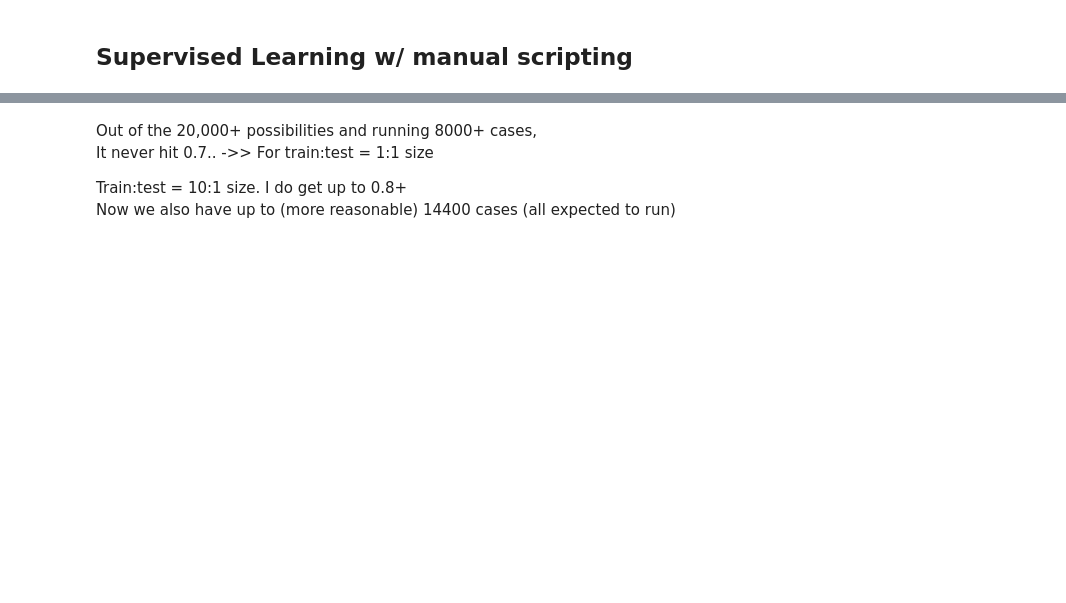
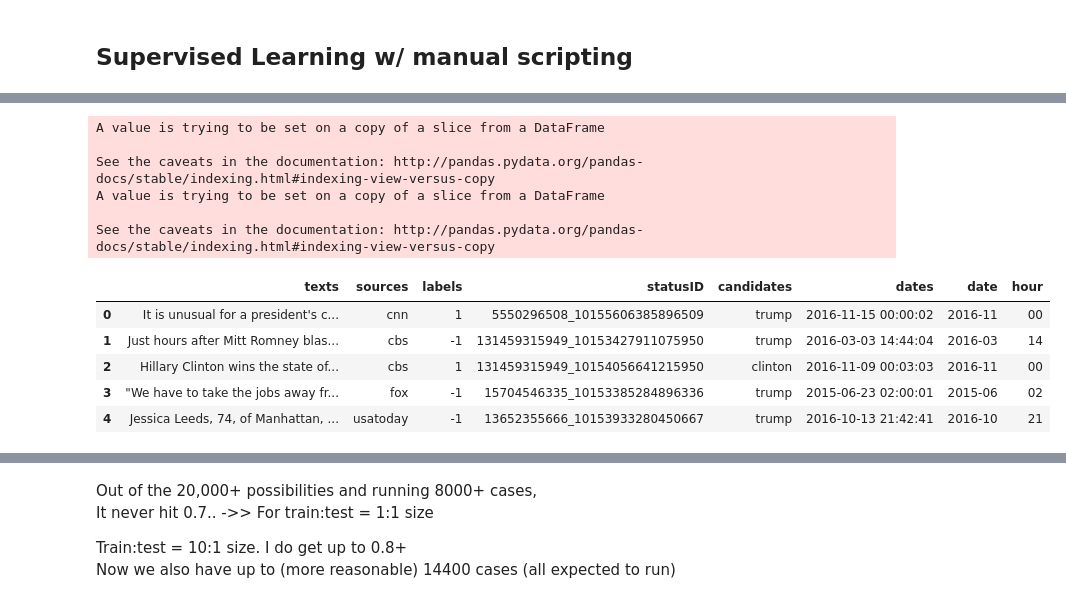
Before and after one commit to harumhl/Grab-Em-by-the-Posts-, a Jupyter notebook: python/Analysis_SupervisedLearning.ipynb, the cells around one changed output, grey strips where cells are left out. Saved outputs shown, nothing was run; the diff lists cells and outputs as text; code cells hidden in the pictures; blank space fills up the shorter version.

```diff
--- a/python/Analysis_SupervisedLearning.ipynb
+++ b/python/Analysis_SupervisedLearning.ipynb
@@ -163,9 +202,11 @@ sample = pd.read_csv('/Users/Haru/Downloads/489Project/Turk/6source_results_filt
 #sample['Answer.sentiment'] = sample['Answer.sentiment'].map({'Positive':1, 'Neutral':0, 'Negative':-1})
 
 new_index = range(0, len(sample.index)/3)
-new_sample = pd.DataFrame(index=new_index, columns=['texts', 'sources', 'labels'])
+new_sample = pd.DataFrame(index=new_index, columns=['texts', 'sources', 'labels', 'statusID'])
 
 text = ""
+source = ""
+statusID = ""
 #acc_value = 0 # accumulated score per post
 #num_posts = 0 # number of same text posts
 pos = 0 # number of 'positive' per post
@@ -188,12 +229,15 @@ for index, row in sample.iterrows():
                 pd_index -= 1 # to keep the same index
 
             #new_sample.loc[[pd_index], ['score']] = acc_value*1.0/num_posts
-            new_sample.loc[[pd_index], ['sources']] = row['Input.source']
+            new_sample.loc[[pd_index], ['sources']] = source
             new_sample.loc[[pd_index], ['texts']] = text
+            new_sample.loc[[pd_index], ['statusID']] = statusID
             pd_index += 1
 
         # Assign a new post
         text = row['Input.content']
+        source = row['Input.source']
+        statusID = row['Input.statis_id']
         #acc_value = 0
         #num_posts = 0
         pos = 0
@@ -226,7 +270,7 @@ new_sample['labels'] = new_sample['labels'].astype('int')
 #                                                   'wsj':-1,
 #                                                   'fox':-2})
 #new_sample['sources'] = new_sample['sources'].astype('int')
-
+print sample.shape
 sample = new_sample
 
 #cutoff = int(math.ceil(len(sample.index)*0.9)) # 90%
@@ -234,5 +278,6 @@ sample = new_sample
 #test  = pd.DataFrame({'labels':sample['labels'][cutoff:], 'texts':sample['texts'][cutoff:], 'sources':sample['sources'][cutoff:]})
 #print train.shape
 #print test.shape
+print sample.shape
 print sample
 # %% [output]
@@ -294,0 +330,21 @@ print sample.head()
+# %%
+raw = {}
+raw['cbs'] = pd.read_csv('/Users/Haru/Documents/! college/4. Fall 2016/489Project/Facebook_RAW/CBSNews_facebook_statuses.csv')
+raw['cnn'] = pd.read_csv('/Users/Haru/Documents/! college/4. Fall 2016/489Project/Facebook_RAW/cnn_facebook_statuses.csv', encoding='utf-8')
+raw['fox'] = pd.read_csv('/Users/Haru/Documents/! college/4. Fall 2016/489Project/Facebook_RAW/FoxNews_facebook_statuses.csv', encoding='utf-8')
+raw['msnbc'] = pd.read_csv('/Users/Haru/Documents/! college/4. Fall 2016/489Project/Facebook_RAW/msnbc_facebook_statuses.csv', encoding='utf-8')
+raw['nyt'] = pd.read_csv('/Users/Haru/Documents/! college/4. Fall 2016/489Project/Facebook_RAW/nytimes_facebook_statuses.csv', encoding='utf-8')
+raw['usatoday'] = pd.read_csv('/Users/Haru/Documents/! college/4. Fall 2016/489Project/Facebook_RAW/usatoday_facebook_statuses.csv', encoding='utf-8')
+raw['wsj'] = pd.read_csv('/Users/Haru/Documents/! college/4. Fall 2016/489Project/Facebook_RAW/wsj_facebook_statuses.csv', encoding='utf-8')
+
+sample['dates'] = ""
+
+for index, row in sample.iterrows():
+    the_source = row['sources']
+
+    raw_index = list(raw[the_source]['status_id']).index(row['statusID'])
+    sample['dates'][index] = raw[the_source]['status_published'][raw_index]
+
+print sample.dropna().shape
+print sample.shape
+print sample.head()
@@ -295,3 +370,26 @@ print sample.head()
+# %%
+sample['date'] = ""
+sample['hour'] = ""
+
+for index, row in sample.iterrows():
+    date_obj = datetime.strptime(row['dates'], "%Y-%m-%d %H:%M:%S")
+    sample['date'][index] = date_obj.strftime("%Y-%m")
+    sample['hour'][index] = date_obj.strftime("%H")
+
+sample.head()
+# %% [output]
+A value is trying to be set on a copy of a slice from a DataFrame
+
+See the caveats in the documentation: http://pandas.pydata.org/pandas-docs/stable/indexing.html#indexing-view-versus-copy
+A value is trying to be set on a copy of a slice from a DataFrame
+
+See the caveats in the documentation: http://pandas.pydata.org/pandas-docs/stable/indexing.html#indexing-view-versus-copy
+|  | texts | sources | labels | statusID | candidates | dates | date | hour |
+| 0 | It is unusual for a president's c... | cnn | 1 | 5550296508_10155606385896509 | trump | 2016-11-15 00:00:02 | 2016-11 | 00 |
+| 1 | Just hours after Mitt Romney blas... | cbs | -1 | 131459315949_10153427911075950 | trump | 2016-03-03 14:44:04 | 2016-03 | 14 |
+| 2 | Hillary Clinton wins the state of... | cbs | 1 | 131459315949_10154056641215950 | clinton | 2016-11-09 00:03:03 | 2016-11 | 00 |
+| 3 | "We have to take the jobs away fr... | fox | -1 | 15704546335_10153385284896336 | trump | 2015-06-23 02:00:01 | 2015-06 | 02 |
+| 4 | Jessica Leeds, 74, of Manhattan, ... | usatoday | -1 | 13652355666_10153933280450667 | trump | 2016-10-13 21:42:41 | 2016-10 | 21 |
 # %%
 # Lemmanize the sentences (e.g. is, are, am ->> be)
 # Might be better to skip it
```
Also changed, not shown: parts of 9 cells of this notebook, 1 other file.
